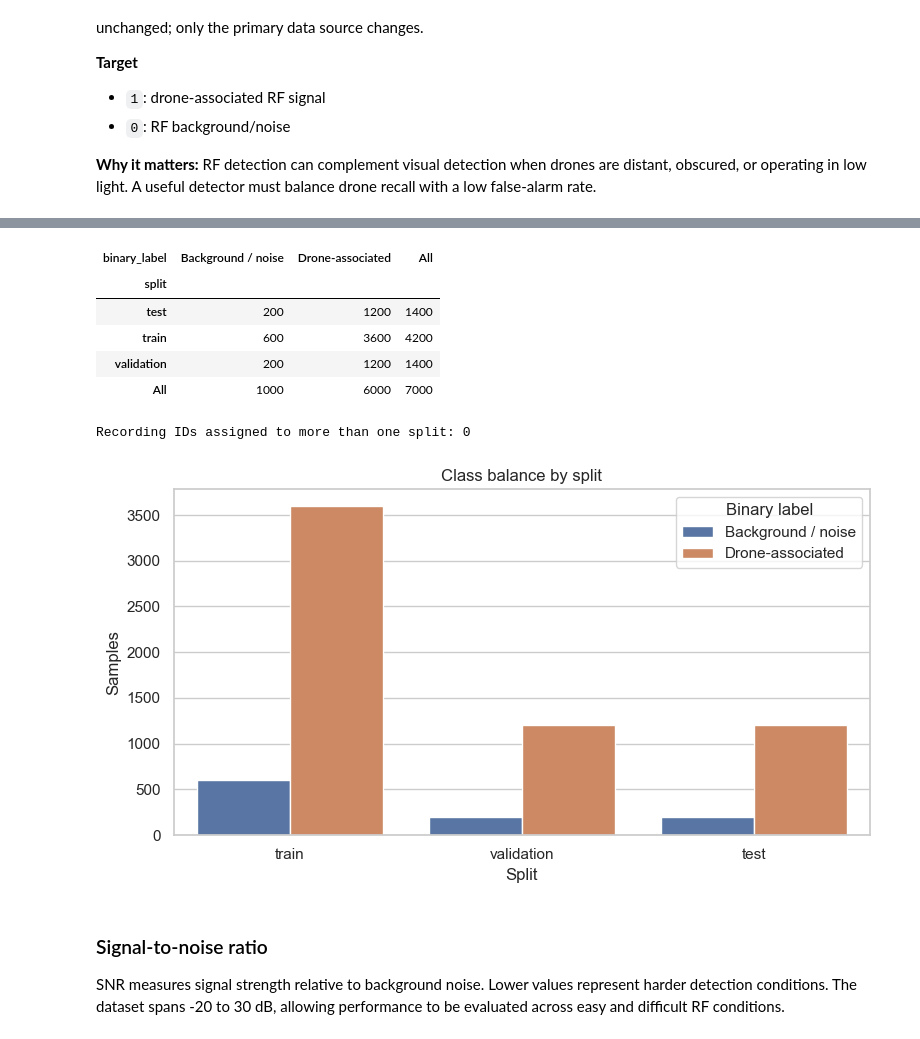
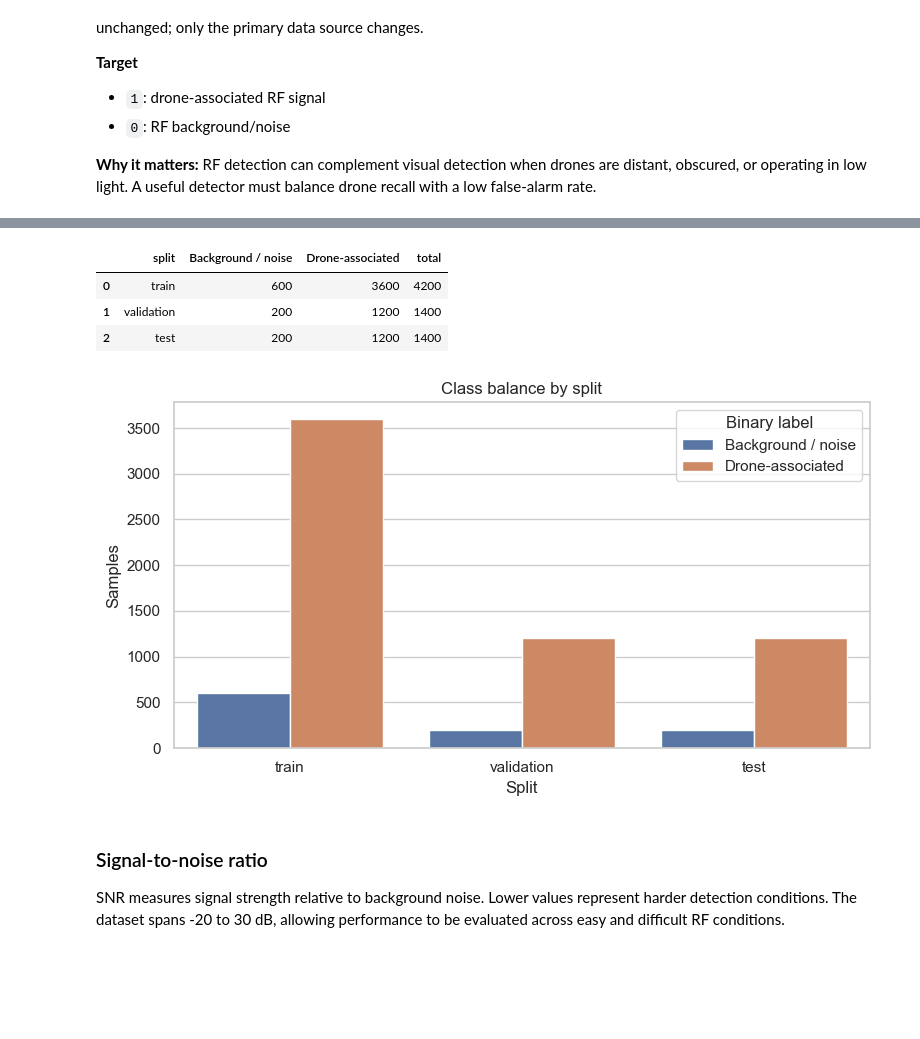
Before and after one commit to ayamundhenk/berkeley_capstone, a Jupyter notebook: notebooks/rf_drone_detection_capstone.executed.ipynb, the cells around one changed output, grey strips where cells are left out. Cells and saved outputs as stored; diff of their text form; code cells hidden in the pictures; blank space fills up the shorter version.

```diff
--- a/notebooks/rf_drone_detection_capstone.executed.ipynb
+++ b/notebooks/rf_drone_detection_capstone.executed.ipynb
@@ -112,28 +107,24 @@ plt.show()
 # %%
-split_table = pd.crosstab(
-    manifest["split"],
-    manifest["binary_label"].map({0: "Background / noise", 1: "Drone-associated"}),
-    margins=True,
-)
+split_table = pd.DataFrame({
+    "split": ["train", "validation", "test"],
+    "Background / noise": [600, 200, 200],
+    "Drone-associated": [3600, 1200, 1200],
+})
+split_table["total"] = split_table["Background / noise"] + split_table["Drone-associated"]
 display(split_table)
-
-recording_split_counts = manifest.groupby("recording_id")["split"].nunique()
-print(f"Recording IDs assigned to more than one split: {(recording_split_counts > 1).sum()}")
-
+plot_splits = split_table.melt(id_vars=["split", "total"], value_vars=["Background / noise", "Drone-associated"],
+                               var_name="class", value_name="samples")
 fig, ax = plt.subplots(figsize=(8, 4.5))
-sns.countplot(data=manifest, x="split", hue="binary_label", order=["train", "validation", "test"], ax=ax)
+sns.barplot(data=plot_splits, x="split", y="samples", hue="class", ax=ax)
 ax.set(title="Class balance by split", xlabel="Split", ylabel="Samples")
-ax.legend(title="Binary label", labels=["Background / noise", "Drone-associated"])
+ax.legend(title="Binary label")
 plt.tight_layout()
 plt.show()
 # %% [output]
-| binary_label | Background / noise | Drone-associated | All |
-| split |  |  |  |
-| test | 200 | 1200 | 1400 |
-| train | 600 | 3600 | 4200 |
-| validation | 200 | 1200 | 1400 |
-| All | 1000 | 6000 | 7000 |
+|  | split | Background / noise | Drone-associated | total |
+| 0 | train | 600 | 3600 | 4200 |
+| 1 | validation | 200 | 1200 | 1400 |
+| 2 | test | 200 | 1200 | 1400 |
-Recording IDs assigned to more than one split: 0
 [figure]
 # %% [markdown]
 ### Signal-to-noise ratio
```
Also changed, not shown: parts of 15 cells of this notebook, 2 other files.
